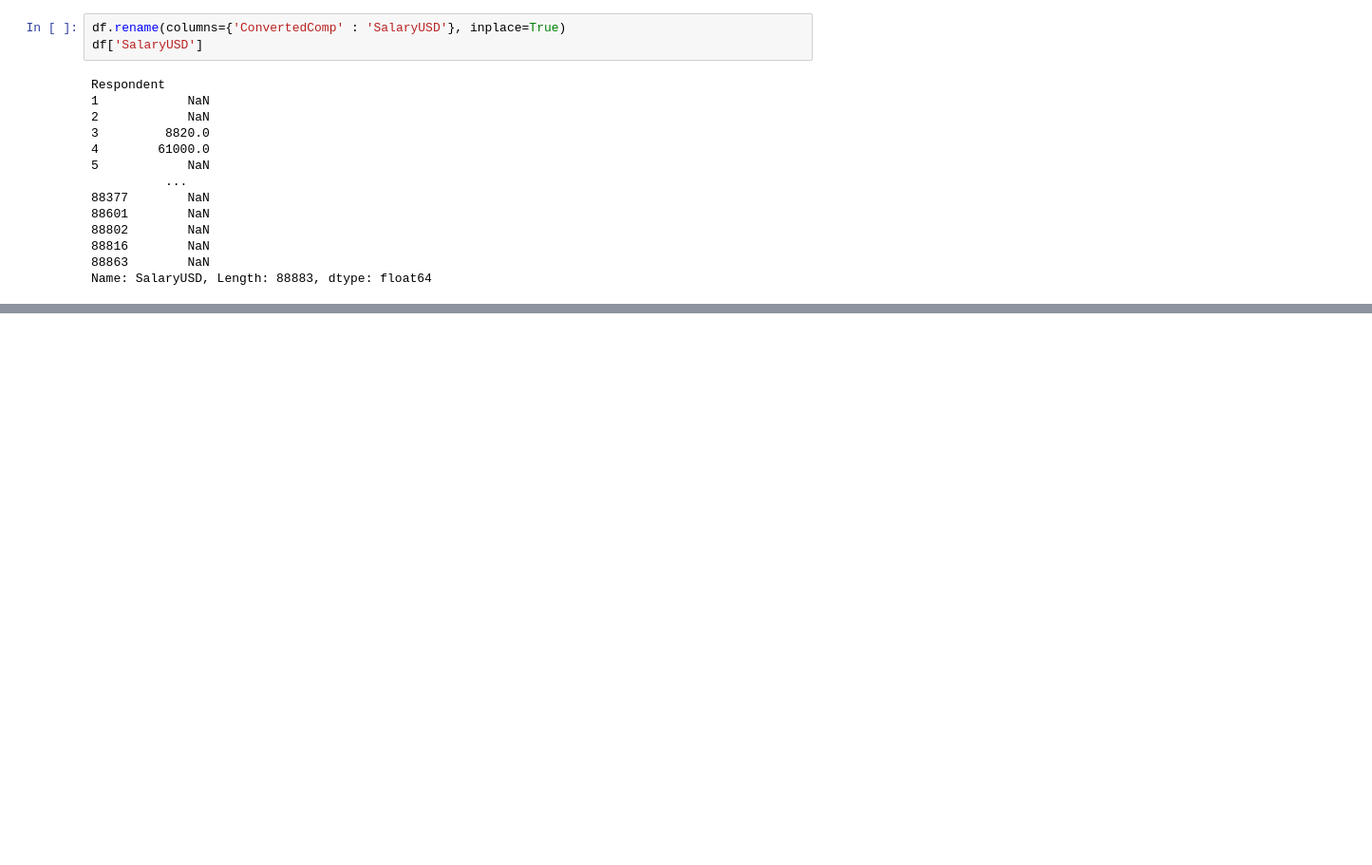
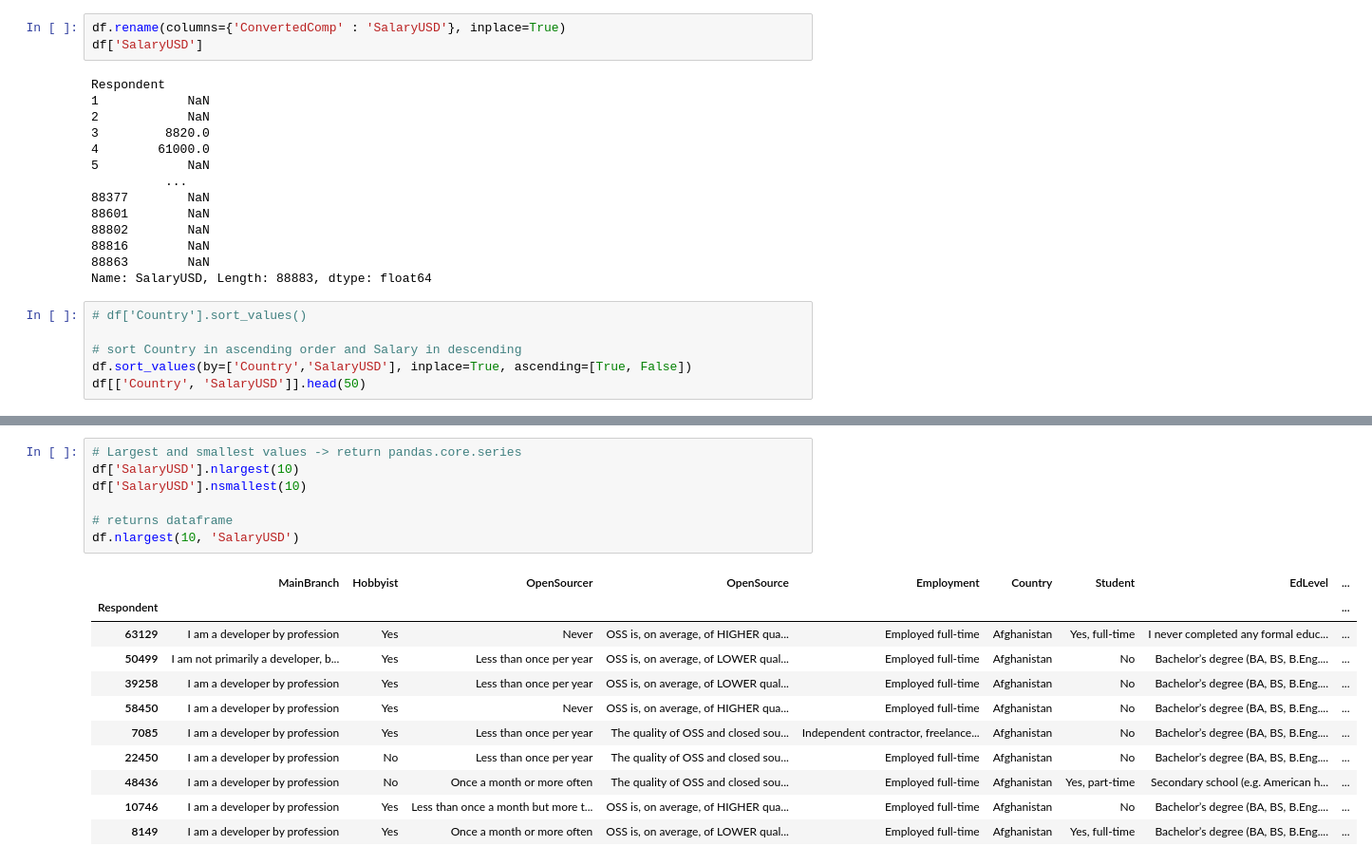
Before and after one commit to Artificerio/mldt, a Jupyter notebook: beginner_pandas/3.ipynb, the cells around one changed output, grey strips where cells are left out. Shown at 95% size. Drawn from its saved outputs; the diff is of its cells as text; blank space fills up the shorter version.

```diff
--- a/beginner_pandas/3.ipynb
+++ b/beginner_pandas/3.ipynb
@@ -96,3 +95,9 @@ Respondent
 88816        NaN
 88863        NaN
 Name: SalaryUSD, Length: 88883, dtype: float64
+# %%
+# df['Country'].sort_values()
+
+# sort Country in ascending order and Salary in descending
+df.sort_values(by=['Country','SalaryUSD'], inplace=True, ascending=[True, False])
+df[['Country', 'SalaryUSD']].head(50)
@@ -98,0 +123,19 @@ Name: SalaryUSD, Length: 88883, dtype: float64
+# %%
+# Largest and smallest values -> return pandas.core.series
+df['SalaryUSD'].nlargest(10)
+df['SalaryUSD'].nsmallest(10)
+
+# returns dataframe
+df.nlargest(10, 'SalaryUSD')
+# %% [output]
+|  | MainBranch | Hobbyist | OpenSourcer | OpenSource | Employment | Country | Student | EdLevel | ... |
+| Respondent |  |  |  |  |  |  |  |  | ... |
+| 63129 | I am a developer by profession | Yes | Never | OSS is, on average, of HIGHER qua... | Employed full-time | Afghanistan | Yes, full-time | I never completed any formal educ... | ... |
+| 50499 | I am not primarily a developer, b... | Yes | Less than once per year | OSS is, on average, of LOWER qual... | Employed full-time | Afghanistan | No | Bachelor’s degree (BA, BS, B.Eng.... | ... |
+| 39258 | I am a developer by profession | Yes | Less than once per year | OSS is, on average, of LOWER qual... | Employed full-time | Afghanistan | No | Bachelor’s degree (BA, BS, B.Eng.... | ... |
+| 58450 | I am a developer by profession | Yes | Never | OSS is, on average, of HIGHER qua... | Employed full-time | Afghanistan | No | Bachelor’s degree (BA, BS, B.Eng.... | ... |
+| 7085 | I am a developer by profession | Yes | Less than once per year | The quality of OSS and closed sou... | Independent contractor, freelance... | Afghanistan | No | Bachelor’s degree (BA, BS, B.Eng.... | ... |
+| 22450 | I am a developer by profession | No | Less than once per year | The quality of OSS and closed sou... | Employed full-time | Afghanistan | No | Bachelor’s degree (BA, BS, B.Eng.... | ... |
+| 48436 | I am a developer by profession | No | Once a month or more often | The quality of OSS and closed sou... | Employed full-time | Afghanistan | Yes, part-time | Secondary school (e.g. American h... | ... |
+| 10746 | I am a developer by profession | Yes | Less than once a month but more t... | OSS is, on average, of HIGHER qua... | Employed full-time | Afghanistan | No | Bachelor’s degree (BA, BS, B.Eng.... | ... |
+| 8149 | I am a developer by profession | Yes | Once a month or more often | OSS is, on average, of LOWER qual... | Employed full-time | Afghanistan | Yes, full-time | Bachelor’s degree (BA, BS, B.Eng.... | ... |
```
Also changed, not shown: parts of 2 cells of this notebook, 1 other file.
